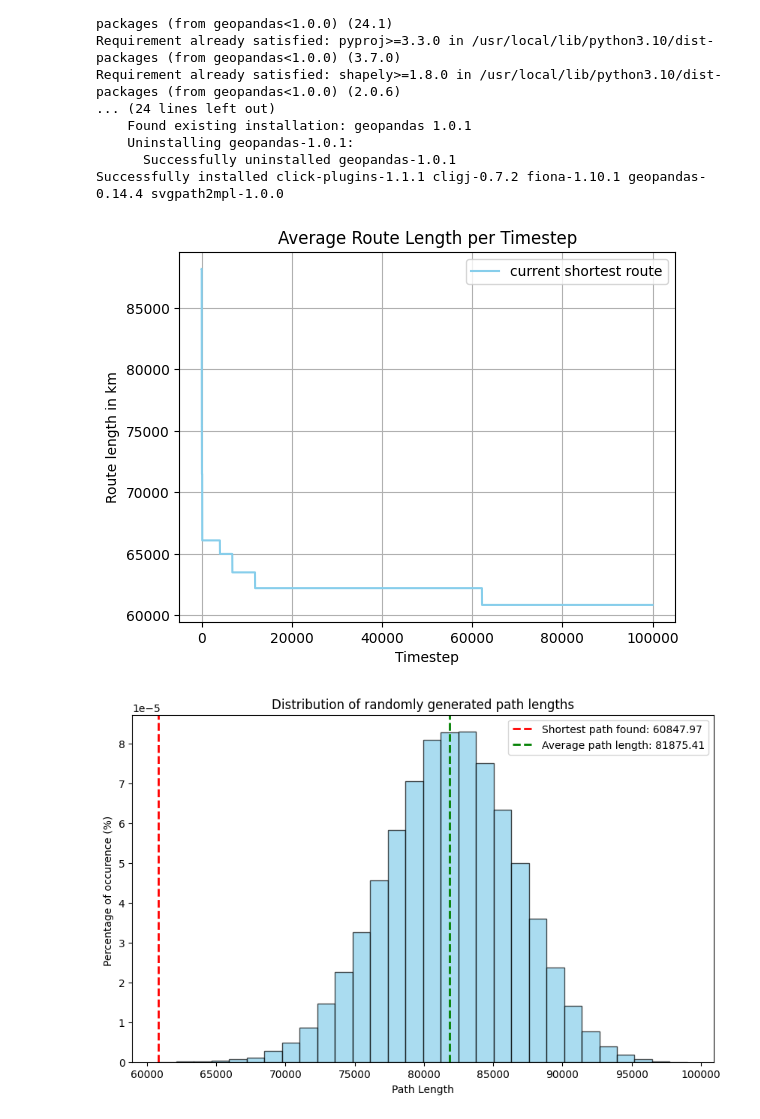
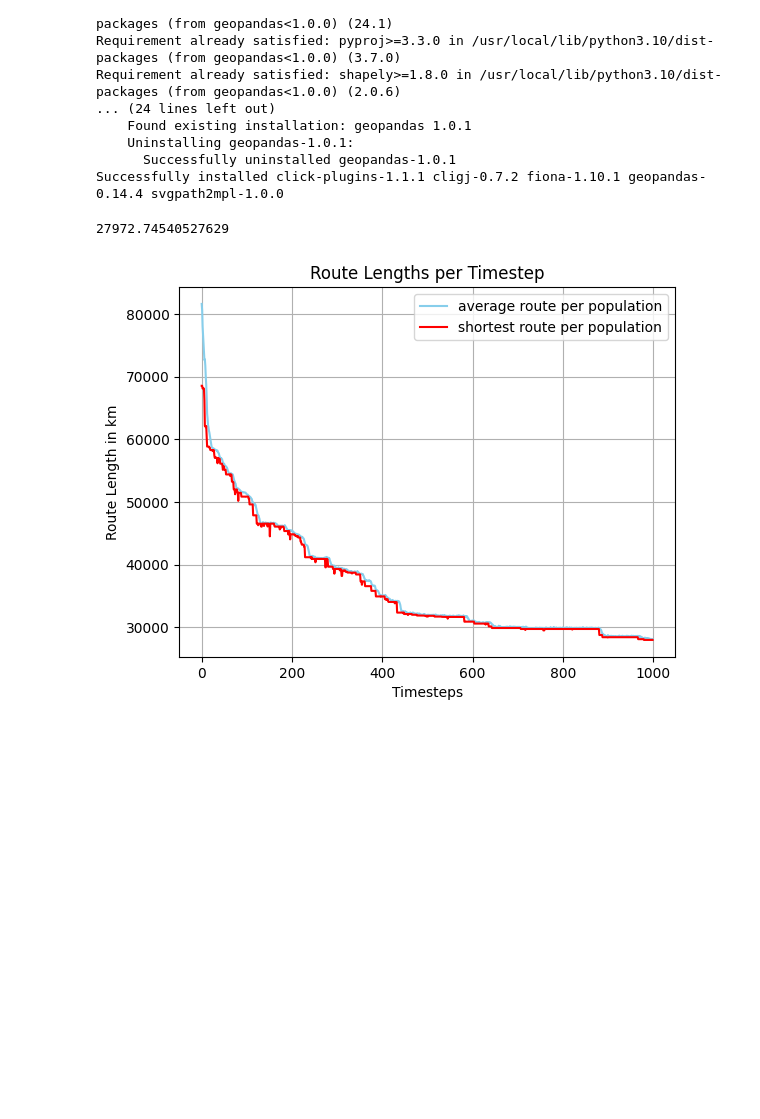
Before and after one commit to JesseK18/NaCo1, a Jupyter notebook: NACO1colab.ipynb, the cells around one changed output. Saved outputs shown, nothing was run; the diff lists cells and outputs as text; code cells hidden in the pictures; blank space fills up the shorter version.

Commit message:
setting averaged seeds

```diff
--- a/NACO1colab.ipynb
+++ b/NACO1colab.ipynb
@@ -541,61 +541,73 @@ class RandomSearch():
         plt.axvline(self.best_length, color='red', linestyle='--', linewidth=2, label=f'Shortest path found: {self.best_length:.2f}')
         plt.axvline(np.mean(self.lengths), color='green', linestyle='--', linewidth=2, label=f'Average path length: {np.mean(self.lengths):.2f}')
         # Label and Title
         plt.xlabel('Path Length')
         plt.ylabel('Percentage of occurence (%) ')
         plt.title('Distribution of randomly generated path lengths')
         plt.legend()
         plt.show()
 
 
 
 
 
 '''TESTING'''
 POPULATION_SIZE = 100
 
 
 
 
 if __name__ == "__main__":
+    # Creating averaging over seeds, maybe enough to only choose one seed and not average over 3
+
     np.random.seed(42)
-    N_REPETITIONS = 3
-    N_TIMESTEPS = 500
+    # seed_values = np.random.randint(1, 51, size=3)
+    # results = []
+    # for seed in seed_values:
+    #     np.random.seed(seed)
+
+
+    N_REPETITIONS = 1
+    N_TIMESTEPS = 1000
     GUESSES = 100000
-    # with TSP(plot=False) as tsp:
-    #     # Sample a 10 random paths
-    #     for _ in range(10):
-    #         # Sample a random path
-    #         random_path = np.random.permutation(tsp.dim)
-    #         # Here we can use tsp as a function
-    #         path_length = tsp(random_path)
-    #         # Display the path
-    #         tsp.plot_route(random_path, path_length)
-    #         # Input something to continue
-    #         input()
+        # with TSP(plot=False) as tsp:
+        #     # Sample a 10 random paths
+        #     for _ in range(10):
+        #         # Sample a random path
+        #         random_path = np.random.permutation(tsp.dim)
+        #         # Here we can use tsp as a function
+        #         path_length = tsp(random_path)
+        #         # Display the path
+        #         tsp.plot_route(random_path, path_length)
+        #         # Input something to continue
+        #         input()
 
-    # Alternatively, you can use the object only for the TSP function,
-    # and dont use the plot
-    #with TSP(plot=True) as tsp:
+        # Alternatively, you can use the object only for the TSP function,
+        # and dont use the plot
+        # with TSP(plot=True) as tsp:
 
-    # # Get the path length
-    # random_path = np.random.permutation(tsp.dim)
-    # route_length = tsp(random_path)
-    # print(f"Random path length {route_length: .2f}km")
+        # # Get the path length
+        # random_path = np.random.permutation(tsp.dim)
+        # route_length = tsp(random_path)
+        # print(f"Random path length {route_length: .2f}km")
 
-    # Call tsp class for route length calculation
+        # Call tsp class for route length calculation
     tsp = TSP(plot=False)
 
 
-    # Plot best random paths search
-    ra = RandomSearch(tsp, guesses=GUESSES)
-    ra.guessing_paths()
-    ra.plot_random_paths()
+        # Plot best random paths search
+        # ra = RandomSearch(tsp, guesses=GUESSES)
+        # ra.guessing_paths()
+        # ra.plot_random_paths()
 
-    # Execute and plot the GA experiment
-    # ga = GA(tsp)
-    # array, best_array = ga.experiment(N_REPETITIONS, N_TIMESTEPS)
-    # ga.plot(array, best_array) #plot best path and average path over timesteps
+        # Execute and plot the GA experiment
+    ga = GA(tsp)
+    array, best_array = ga.experiment(N_REPETITIONS, N_TIMESTEPS)
+    #results.append((array, best_array))
+    ga.plot(array, best_array) #plot best path and average path over timesteps
+
+    # average_array, average_best_array = np.mean(results, axis=0)
+    # ga.plot(average_array, average_best_array)
 # %% [output]
+27972.74540527629
-[figure, old version]
+[figure, new version]
-[figure, removed]
```
